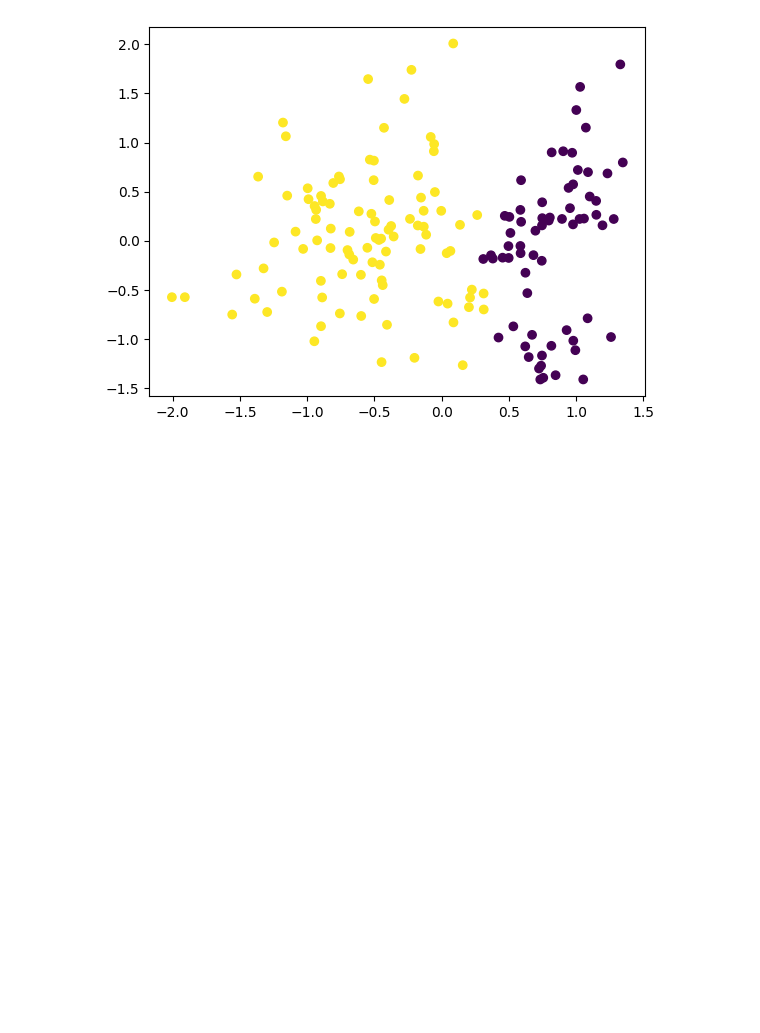
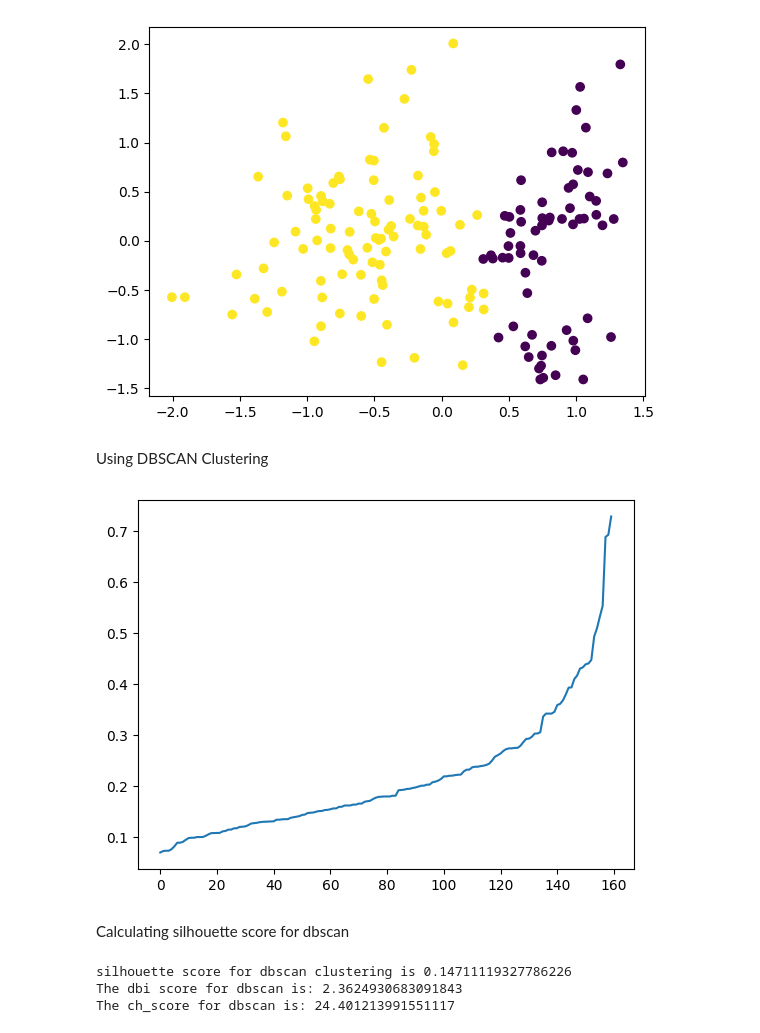
Before and after one commit to VIKRANTKOLSE/Compute-taskss-repo, a Jupyter notebook: Task_2.ipynb, the cells around one changed output. Saved outputs shown, nothing was run; the diff lists cells and outputs as text; code cells hidden in the pictures; blank space fills up the shorter version.

```diff
--- a/Task_2.ipynb
+++ b/Task_2.ipynb
@@ -282,3 +317,38 @@ plt.scatter(Xtrain_after_pca_2d[:,0],Xtrain_after_pca_2d[:,1],c=cluster.labels_)
 # %% [output]
 <matplotlib.collections.PathCollection at 0x...>
 [figure]
+# %% [markdown]
+Using DBSCAN Clustering
+# %%
+from sklearn.cluster import DBSCAN
+from sklearn.neighbors import NearestNeighbors
+
+neighbors=NearestNeighbors(n_neighbors=4)
+neighbors_fit=neighbors.fit(Xtrain_after_pca_2d)
+distances,indices=neighbors_fit.kneighbors(Xtrain_after_pca_2d)
+
+distances=np.sort(distances,axis=0)
+distances=distances[:,3]
+
+plt.plot(distances)
+
+dbsan=DBSCAN(eps=0.3)
+dbsan.fit(Xtrain_after_pca_2d)
+y_labels_dbscan=dbsan.labels_
+# %% [output]
+[figure, added]
+# %% [markdown]
+Calculating silhouette score for dbscan
+# %%
+silhouette_avg_dbscan=silhouette_score(Xtrain_after_pca_2d,y_labels_dbscan)
+print(f'silhouette score for dbscan clustering is {silhouette_avg_dbscan}')
+
+dbi_score_dbscan = davies_bouldin_score(Xtrain_after_pca_2d,y_labels_dbscan)
+print(f"The dbi score for dbscan is: {dbi_score_dbscan}")
+
+ch_score_dbscan = calinski_harabasz_score(Xtrain_after_pca_2d,y_labels_dbscan)
+print(f"The ch_score for dbscan is: {ch_score_dbscan}")
+# %% [output]
+silhouette score for dbscan clustering is 0.14711119327786226
+The dbi score for dbscan is: 2.3624930683091843
+The ch_score for dbscan is: 24.401213991551117
```
Also changed, not shown: parts of 10 cells of this notebook.
